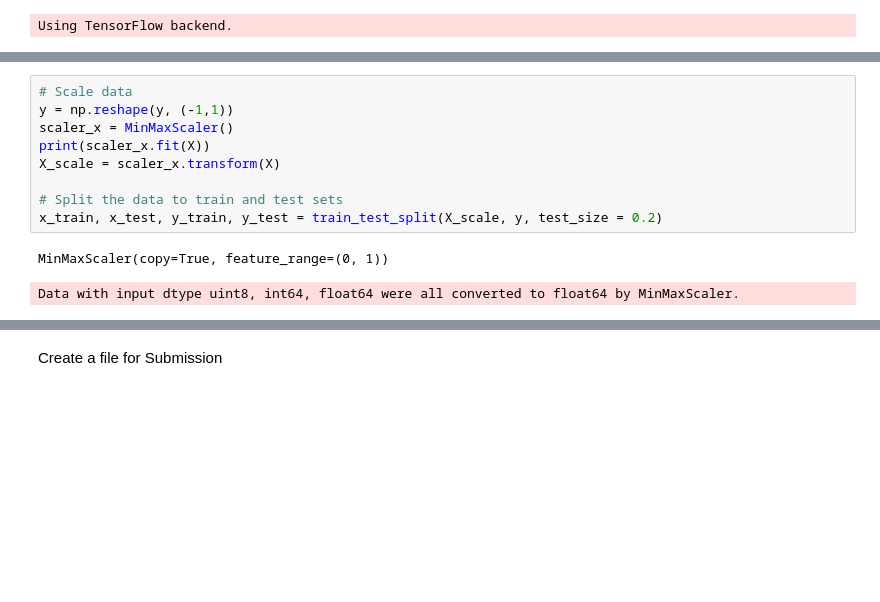
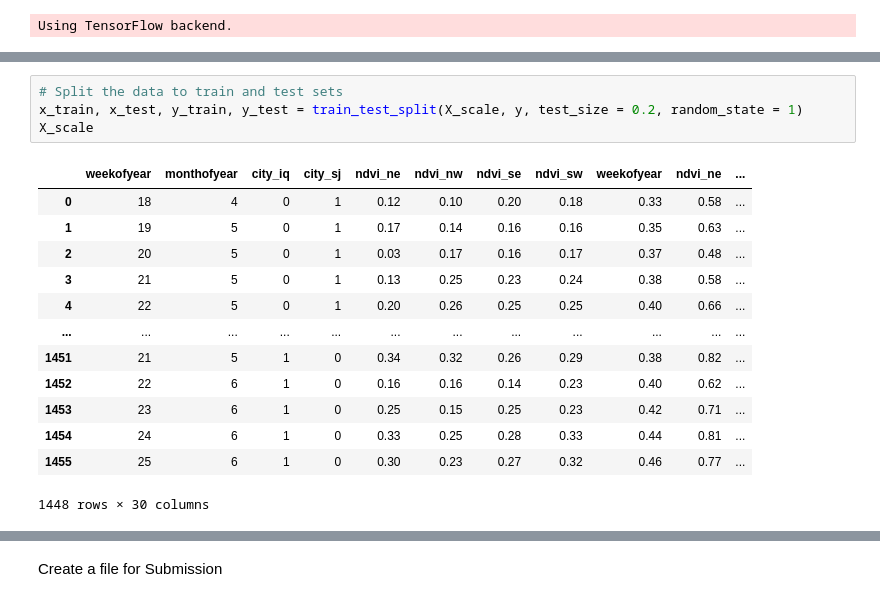
Before and after one commit to Andriianova-Elena/projects-in-python, a Jupyter notebook: DengAI.ipynb, the cells around one changed output, grey strips where cells are left out. Saved outputs shown, nothing was run; the diff lists cells and outputs as text; blank space fills up the shorter version.

```diff
--- a/DengAI.ipynb
+++ b/DengAI.ipynb
@@ -440,13 +468,19 @@ X.head()
 # %%
-# Scale data
-y = np.reshape(y, (-1,1))
-scaler_x = MinMaxScaler()
-print(scaler_x.fit(X))
-X_scale = scaler_x.transform(X)
-
 # Split the data to train and test sets
-x_train, x_test, y_train, y_test = train_test_split(X_scale, y, test_size = 0.2)
+x_train, x_test, y_train, y_test = train_test_split(X_scale, y, test_size = 0.2, random_state = 1)
+X_scale
 # %% [output]
+|  | weekofyear | monthofyear | city_iq | city_sj | ndvi_ne | ndvi_nw | ndvi_se | ndvi_sw | weekofyear | ndvi_ne | ... |
+| 0 | 18 | 4 | 0 | 1 | 0.12 | 0.10 | 0.20 | 0.18 | 0.33 | 0.58 | ... |
+| 1 | 19 | 5 | 0 | 1 | 0.17 | 0.14 | 0.16 | 0.16 | 0.35 | 0.63 | ... |
+| 2 | 20 | 5 | 0 | 1 | 0.03 | 0.17 | 0.16 | 0.17 | 0.37 | 0.48 | ... |
+| 3 | 21 | 5 | 0 | 1 | 0.13 | 0.25 | 0.23 | 0.24 | 0.38 | 0.58 | ... |
+| 4 | 22 | 5 | 0 | 1 | 0.20 | 0.26 | 0.25 | 0.25 | 0.40 | 0.66 | ... |
+| ... | ... | ... | ... | ... | ... | ... | ... | ... | ... | ... | ... |
+| 1451 | 21 | 5 | 1 | 0 | 0.34 | 0.32 | 0.26 | 0.29 | 0.38 | 0.82 | ... |
+| 1452 | 22 | 6 | 1 | 0 | 0.16 | 0.16 | 0.14 | 0.23 | 0.40 | 0.62 | ... |
+| 1453 | 23 | 6 | 1 | 0 | 0.25 | 0.15 | 0.25 | 0.23 | 0.42 | 0.71 | ... |
+| 1454 | 24 | 6 | 1 | 0 | 0.33 | 0.25 | 0.28 | 0.33 | 0.44 | 0.81 | ... |
+| 1455 | 25 | 6 | 1 | 0 | 0.30 | 0.23 | 0.27 | 0.32 | 0.46 | 0.77 | ... |
-MinMaxScaler(copy=True, feature_range=(0, 1))
+1448 rows × 30 columns
-Data with input dtype uint8, int64, float64 were all converted to float64 by MinMaxScaler.
 # %%
```
Also changed, not shown: parts of 18 cells of this notebook.
